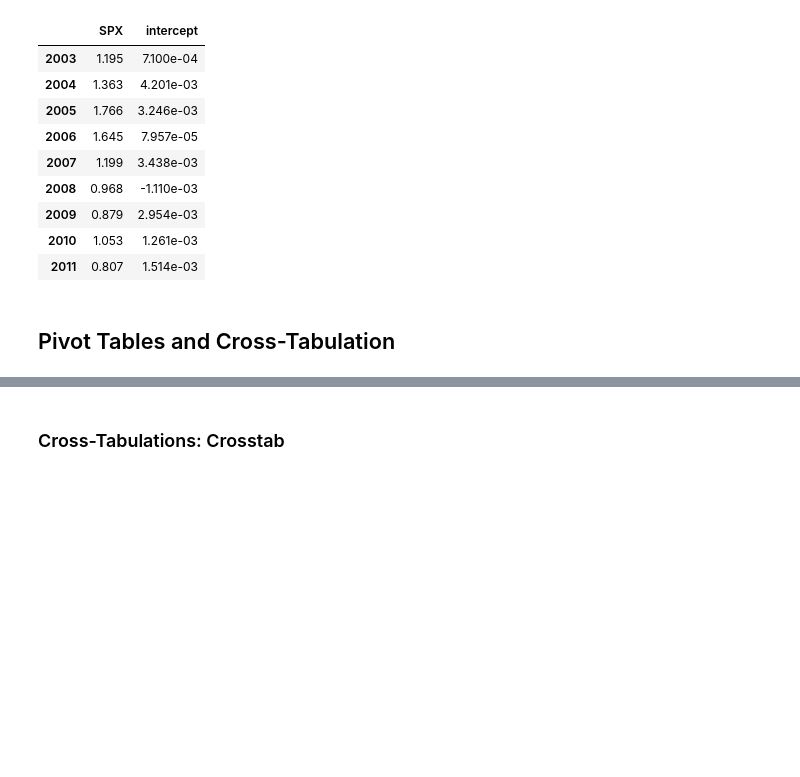
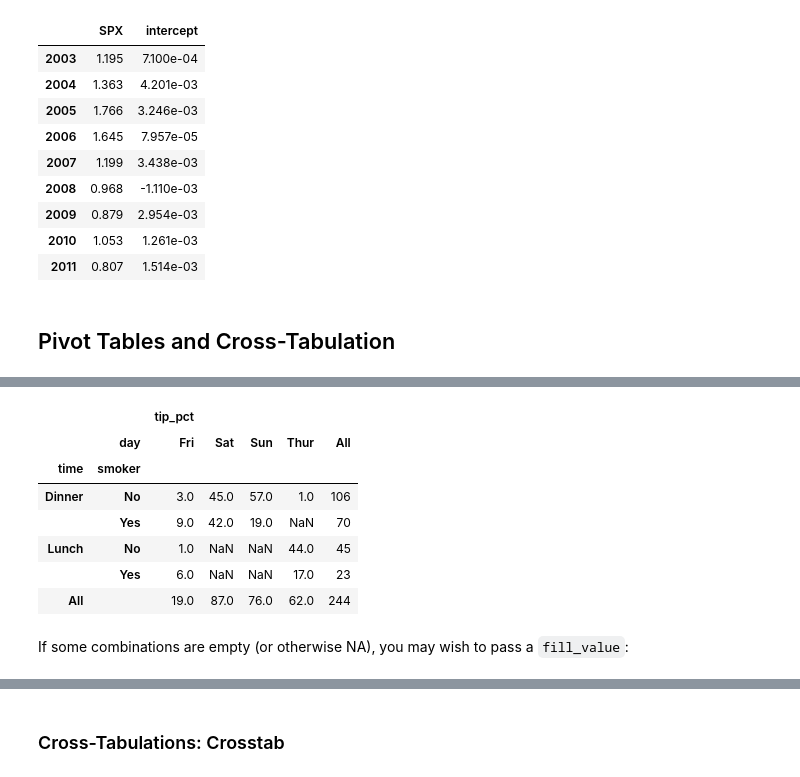
Before and after one commit to chan-prk/pydata-book, a Jupyter notebook: ch10.ipynb, the cells around one changed output, grey strips where cells are left out. Drawn from its saved outputs; the diff is of its cells as text; code cells hidden in the pictures; blank space fills up the shorter version.

```diff
--- a/ch10.ipynb
+++ b/ch10.ipynb
@@ -1185,3 +1208,8 @@ by_year.apply(regress, 'AAPL', ['SPX'])
 | 2011 | 0.807 | 1.514e-03 |
 # %% [markdown]
 ## Pivot Tables and Cross-Tabulation
+# %%
+tips = pd.read_csv('examples/tips.csv')
+# Add tip percentage of total bill
+tips['tip_pct'] = tips['tip'] / tips['total_bill']
+tips[:6]
@@ -1199,3 +1305,18 @@ tips.pivot_table('tip_pct', index=['time', 'smoker'], columns='day',
+# %%
+# ลองใส่ bracket ดู เทียบกับ cell ก่อนหน้า
+tips.pivot_table(['tip_pct'], index=['time', 'smoker'], columns='day',
+                 aggfunc='count', margins=True)
+# %% [output]
+|  |  | tip_pct |  |  |  |  |
+|  | day | Fri | Sat | Sun | Thur | All |
+| time | smoker |  |  |  |  |  |
+| Dinner | No | 3.0 | 45.0 | 57.0 | 1.0 | 106 |
+|  | Yes | 9.0 | 42.0 | 19.0 | NaN | 70 |
+| Lunch | No | 1.0 | NaN | NaN | 44.0 | 45 |
+|  | Yes | 6.0 | NaN | NaN | 17.0 | 23 |
+| All |  | 19.0 | 87.0 | 76.0 | 62.0 | 244 |
+# %% [markdown]
+If some combinations are empty (or otherwise NA), you may wish to pass a `fill_value`:
 # %%
 tips.pivot_table('tip_pct', index=['time', 'size', 'smoker'],
                  columns='day', aggfunc='mean', fill_value=0)
```
Also changed, not shown: parts of 20 cells of this notebook, 1 other file.
